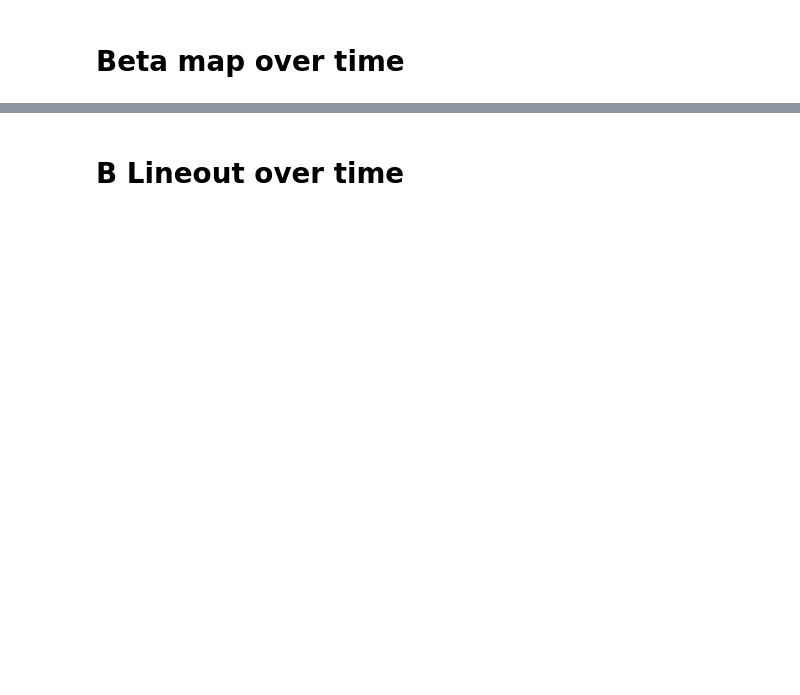
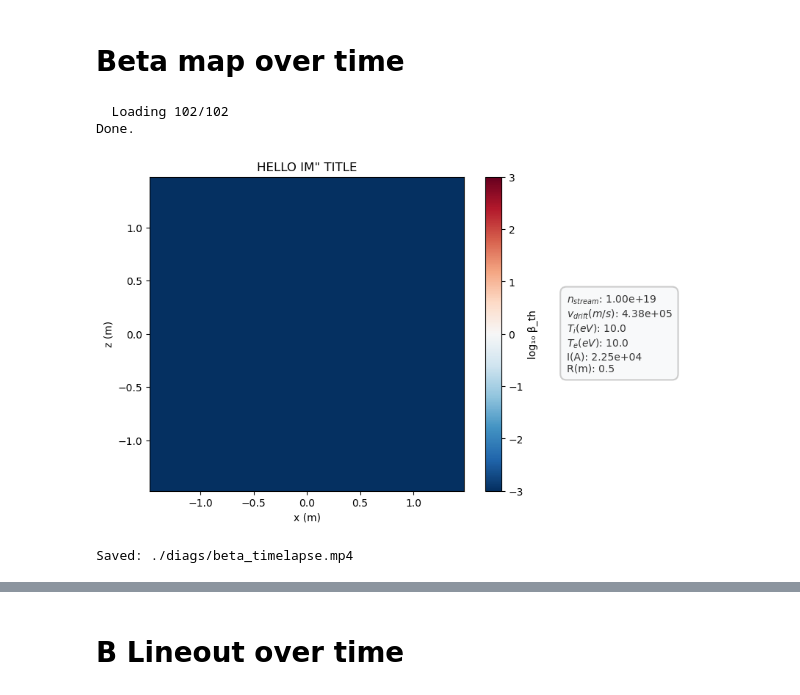
Before and after one commit to Justyunsart/WarpX_Polywell, a Jupyter notebook: postprocess/postprocess_single_coil_official_clean.ipynb, the cells around one changed output, grey strips where cells are left out. Saved outputs shown, nothing was run; the diff lists cells and outputs as text; code cells hidden in the pictures; blank space fills up the shorter version.

```diff
--- a/postprocess/postprocess_single_coil_official_clean.ipynb
+++ b/postprocess/postprocess_single_coil_official_clean.ipynb
@@ -38,7 +38,7 @@ def add_external_parameter_box(fig=None, params=None, theme='neutral', ax=None,
     if fig:
         t = fig.text(
             0.1 + dx, 0.5 + dy, text_str, fontsize=10, color=style['text'], weight='medium',
-            verticalalignment='center', horizontalalignment='left', transform=fig.axes[1].transAxes,
+            verticalalignment='center', horizontalalignment='left', transform=fig.axes[-1].transAxes,
             bbox=dict(boxstyle="round,pad=0.6", facecolor=style['bg'], edgecolor=style['border'], linewidth=1.5)
         )
     elif ax:
@@ -147,3 +167,32 @@ def bin_moments(x, z, vx, vy, vz, w, xs, zs):
+# %%
+def bin_moments(x, z, vx, vy, vz, w, xs, zs):
+    dx = xs[1] - xs[0]
+    dz = zs[1] - zs[0]
+    x_edges = np.r_[xs - 0.5*dx, xs[-1] + 0.5*dx]
+    z_edges = np.r_[zs - 0.5*dz, zs[-1] + 0.5*dz]
+    # one-time cell index per particle, flattened for bincount
+    ix = np.clip(np.searchsorted(x_edges, x) - 1, 0, len(xs)-1)
+    iz = np.clip(np.searchsorted(z_edges, z) - 1, 0, len(zs)-1)
+    flat = ix * len(zs) + iz
+    nbins = len(xs) * len(zs)
+
+    def cell_sum(vals):
+        return np.bincount(flat, weights=w*vals, minlength=nbins).reshape(len(xs), len(zs))
+
+    counts = cell_sum(np.ones_like(w))
+    safe = np.where(counts > 0, counts, 1.0)
+
+    # first and second moments in the same pass, no per-particle re-subtraction
+    sum1 = {c: cell_sum(v) for c, v in zip('xyz', (vx, vy, vz))}
+    #sum2 = {c: cell_sum(v**2) for c, v in zip('xyz', (vx, vy, vz))}
+
+    means = {c: sum1[c]/safe for c in 'xyz'}
+    # sigma2 = sum(sum2[c]/safe - means[c]**2 for c in 'xyz')
+    # sigma2 = np.where(counts > 0, sigma2, 0.0)
+
+    vm = [means[c] for c in 'xyz']
+
+    return vm
 # %% [markdown]
 # Beta map over time
 # %%
@@ -152,8 +201,6 @@ beta_frames = []
 xs = zs = None
 
 sigma2s, vms = [], []
-
-iterations = series_f.iterations
 
 for k, it in enumerate(iterations):
     print(f"  Loading {k+1}/{len(iterations)}", end='\r')
@@ -196,30 +243,35 @@ print("\nDone.")
 fig, (ax, ax_text) = plt.subplots(1, 2, figsize=(10, 5), layout='constrained', width_ratios=(2, 1))
 ax_text.axis('off')
 im = ax.imshow(beta_frames[0], origin='lower',
                extent=[xs[0], xs[-1], zs[0], zs[-1]],
                vmin=-3, vmax=3, cmap='RdBu_r', aspect='equal')
 contour_handle = [ax.contour(xs, zs, beta_frames[0], levels=[0.0],
                              colors='k', linewidths=1.0)]
 plt.colorbar(im, ax=ax, label='log₁₀ β_th')
 ax.set_xlabel('x (m)')
 ax.set_ylabel('z (m)')
 title = ax.set_title('HELLO IM" TITLE')
 
 add_external_parameter_box(fig, static_params)
 
 plt.show()
 
 def update(k):
     it = iterations[k]
     im.set_data(beta_frames[k])
     contour_handle[0].remove()
     contour_handle[0] = ax.contour(xs, zs, beta_frames[k], levels=[0.0],
                                    colors='k', linewidths=1.0)
     t_us = series_f.t[k] * 1e6
     title.set_text(f'β_th  step {it}  t = {t_us:.2f} µs')
     return [im]
 
 ani = animation.FuncAnimation(fig, update, frames=len(iterations), interval=100)
 ani.save(f'{save_path}/beta_timelapse.mp4', writer='ffmpeg', fps=10, dpi=300)
 plt.close()
 print(f"Saved: {save_path}/beta_timelapse.mp4")
+# %% [output]
+  Loading 102/102
+Done.
+[figure, added]
+Saved: ./diags/beta_timelapse.mp4
```
Also changed, not shown: parts of 20 cells of this notebook.
